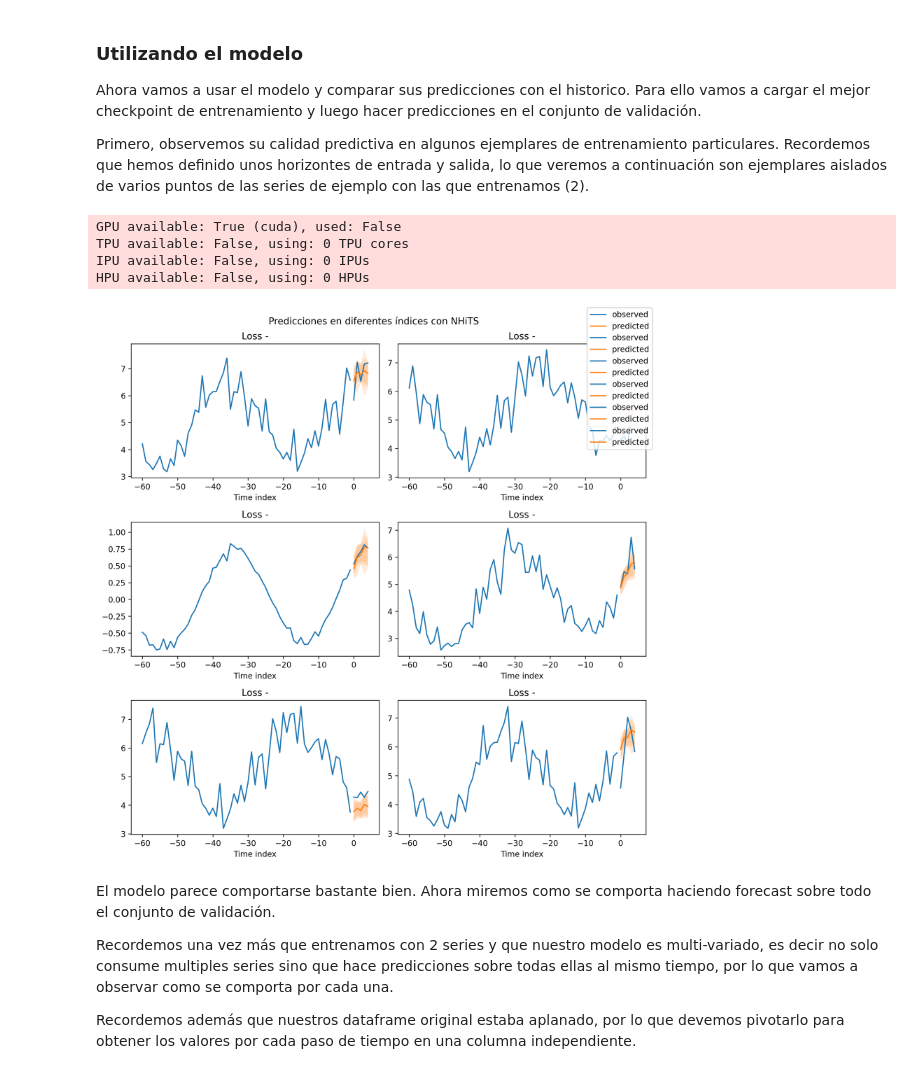
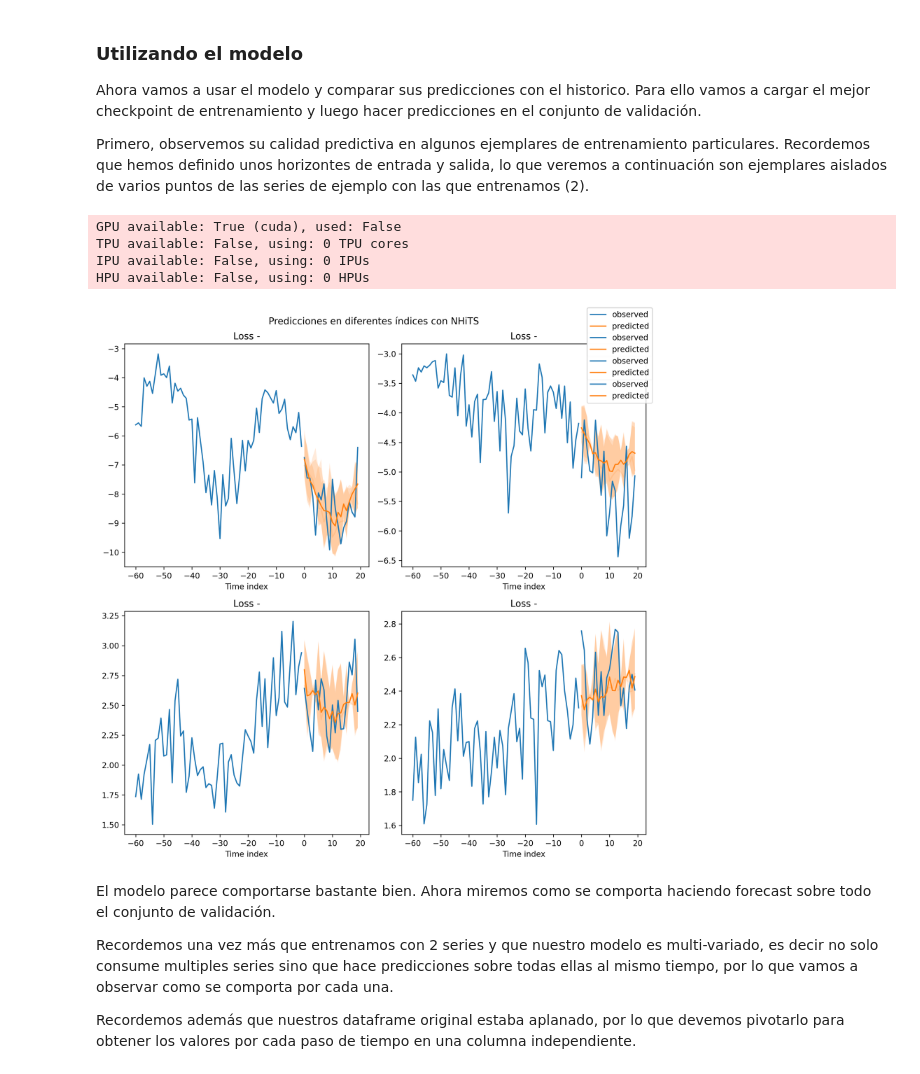
Before and after one commit to Ohtar10/icesi-advanced-dl, a Jupyter notebook: Unidad 1 - Time Series/nhits-time-series.ipynb, the cells around one changed output. Drawn from its saved outputs; the diff is of its cells as text; code cells hidden in the pictures.

Commit message:
fix: Fix NHiTS model & Add model image and references

```diff
--- a/Unidad 1 - Time Series/nhits-time-series.ipynb
+++ b/Unidad 1 - Time Series/nhits-time-series.ipynb
@@ -40,8 +43,8 @@ from pytorch_forecasting.data import NaNLabelEncoder
 from pytorch_forecasting.data.examples import generate_ar_data
 from pytorch_forecasting.metrics import MAE, SMAPE, RMSE, MQF2DistributionLoss
 
-# Creamos un dataset sintético de 2 series de 400 pasos cada una y un patrón estacional de 10
-data = generate_ar_data(seasonality=10.0, timesteps=400, n_series=2, seed=123)
+# Creamos un dataset sintético de 4 series de 400 pasos cada una y un patrón estacional de 10
+data = generate_ar_data(seasonality=10.0, timesteps=400, n_series=4, seed=123)
 data['date'] = pd.Timestamp("2024-01-01") + pd.to_timedelta(data.time_idx, "D")
 data.head(21)
 # %% [output]
@@ -76,11 +79,11 @@ plt.show()
 # El horizonte de tiempo del cual se calculará la predicción, es el tamaño de la secuencia de entrada
 max_encoder_length = 60
 # El horizonde de tiempo de la PREDICCIÓN, cuantos pasos de tiempo se pretenden pronosticar en un solo momento.
-max_prediction_length = 5
+max_prediction_length = 20
 
 # Definimos el corte para el training y testing set
 # Dejarémos 100 ejemplares para validación
-training_cutoff = data['time_idx'].max() - 100
+training_cutoff = data['time_idx'].max() - max_prediction_length
 
 context_length = max_encoder_length
 prediction_length = max_prediction_length
@@ -211,23 +219,22 @@ Ahora vamos a usar el modelo y comparar sus predicciones con el historico. Para
 
 Primero, observemos su calidad predictiva en algunos ejemplares de entrenamiento particulares. Recordemos que hemos definido unos horizontes de entrada y salida, lo que veremos a continuación son ejemplares aislados de varios puntos de las series de ejemplo con las que entrenamos (2).
 # %%
-raw_predictions = best_model.predict(val_dataloader, mode='raw', return_index=True, return_x=True, trainer_kwargs={'accelerator': 'cpu'})
+raw_predictions = best_model.predict(val_dataloader, mode='raw', return_x=True, trainer_kwargs={'accelerator': 'cpu'})
 
-fig, axes = plt.subplots(nrows=3, ncols=2, dpi=240, figsize=(10, 10))
+fig, axes = plt.subplots(nrows=2, ncols=2, dpi=240, figsize=(10, 10))
 axes = axes.flatten()
 for idx, ax in enumerate(axes):
-    s_idx = np.random.randint(100) + idx
-    best_model.plot_prediction(raw_predictions.x, raw_predictions.output, idx=s_idx, ax=ax, add_loss_to_title=True)
+    best_model.plot_prediction(raw_predictions.x, raw_predictions.output, idx=idx, ax=ax, add_loss_to_title=True)
 
 plt.suptitle('Predicciones en diferentes índices con NHiTS')
 plt.tight_layout()
 plt.show()
 # %% [output]
 GPU available: True (cuda), used: False
 TPU available: False, using: 0 TPU cores
 IPU available: False, using: 0 IPUs
 HPU available: False, using: 0 HPUs
-[figure, old version]
+[figure, new version]
 # %% [markdown]
 El modelo parece comportarse bastante bien. Ahora miremos como se comporta haciendo forecast sobre todo el conjunto de validación.
 
```
Also changed, not shown: parts of 16 cells of this notebook, 1 other file.
